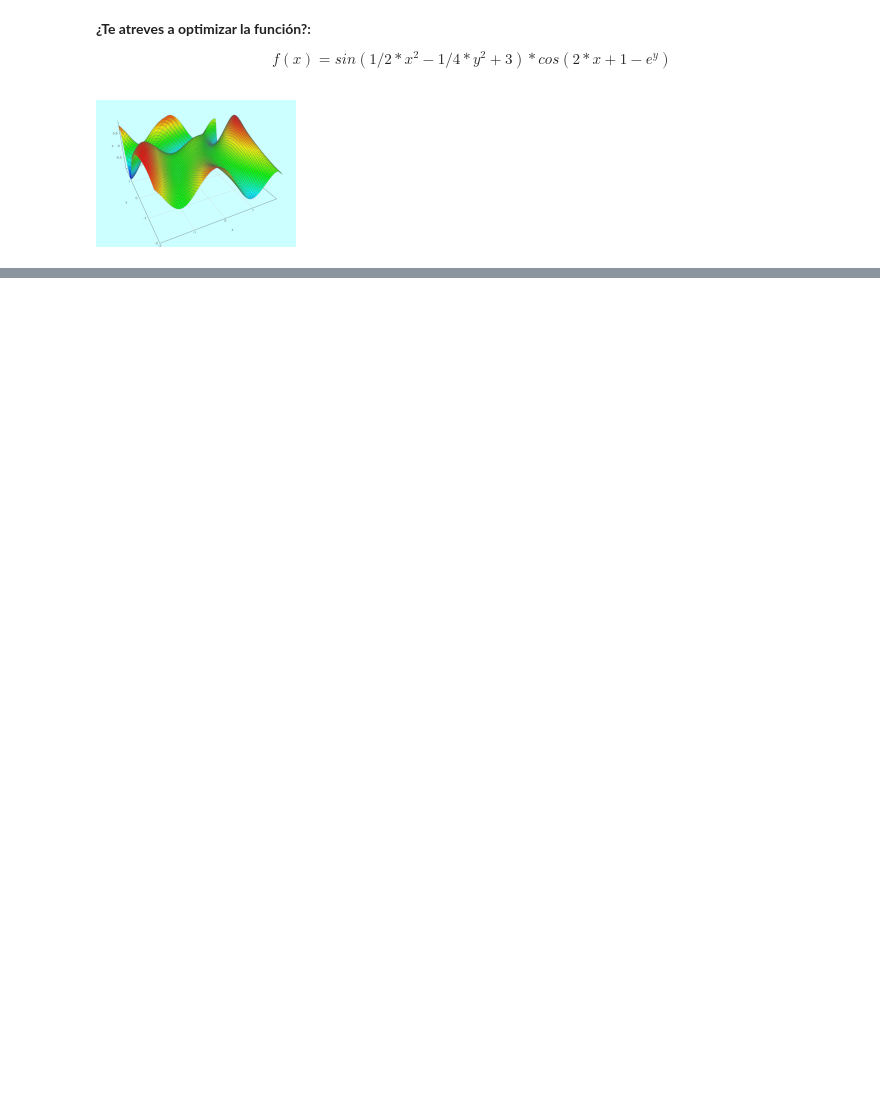
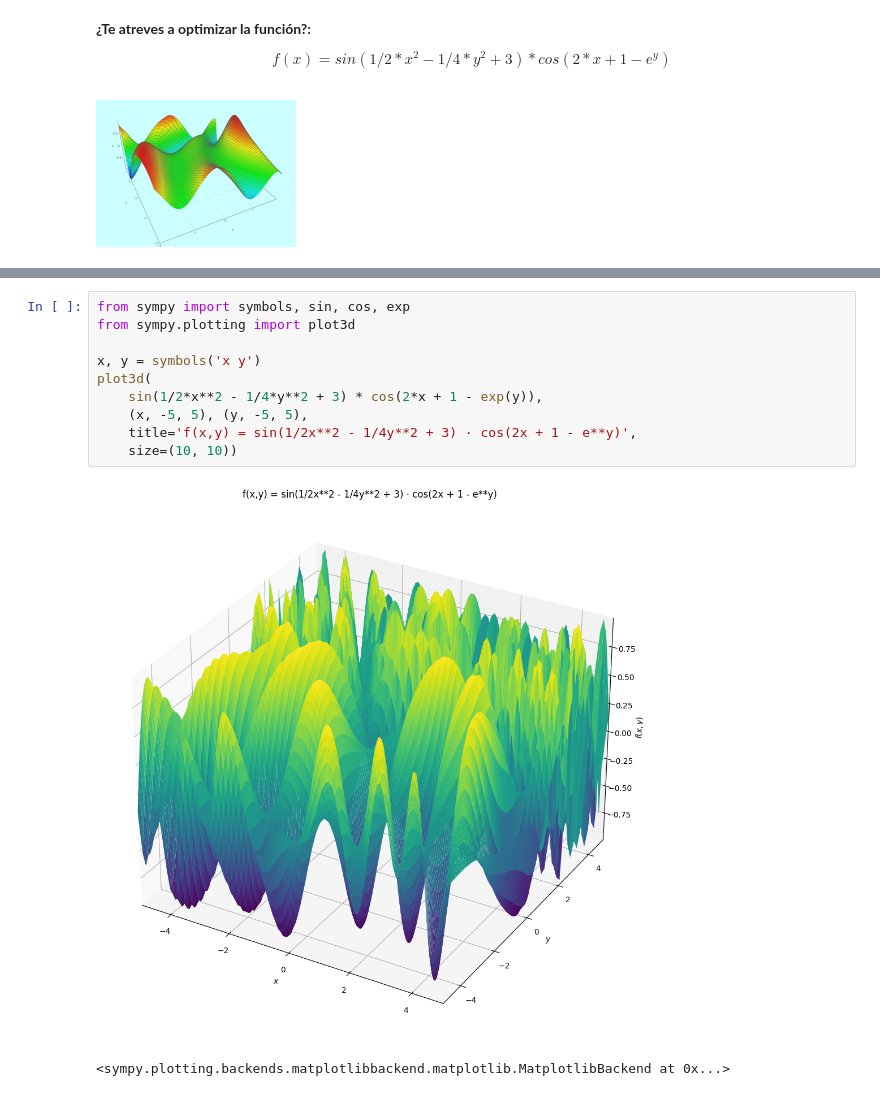
Before and after one commit to silviamoya/03MIAR-Algoritmos-Optimizacion, a Jupyter notebook: Practicas_guiadas/Algoritmos_AG2_actualizado.ipynb, the cells around one changed output, grey strips where cells are left out. Cells and saved outputs as stored; diff of their text form; blank space fills up the shorter version.

```diff
--- a/Practicas_guiadas/Algoritmos_AG2_actualizado.ipynb
+++ b/Practicas_guiadas/Algoritmos_AG2_actualizado.ipynb
@@ -357,0 +377,13 @@ f= lambda X: math.sin(1/2 * X[0]**2 - 1/4 * X[1]**2 + 3) *math.cos(2*X[0] + 1 -
+# %%
+from sympy import symbols, sin, cos, exp
+from sympy.plotting import plot3d
+
+x, y = symbols('x y')
+plot3d(
+    sin(1/2*x**2 - 1/4*y**2 + 3) * cos(2*x + 1 - exp(y)),
+    (x, -5, 5), (y, -5, 5),
+    title='f(x,y) = sin(1/2x**2 - 1/4y**2 + 3) · cos(2x + 1 - e**y)',
+    size=(10, 10))
+# %% [output]
+[figure, added]
+<sympy.plotting.backends.matplotlibbackend.matplotlib.MatplotlibBackend at 0x...>
```
Also changed, not shown: parts of 4 cells of this notebook.
